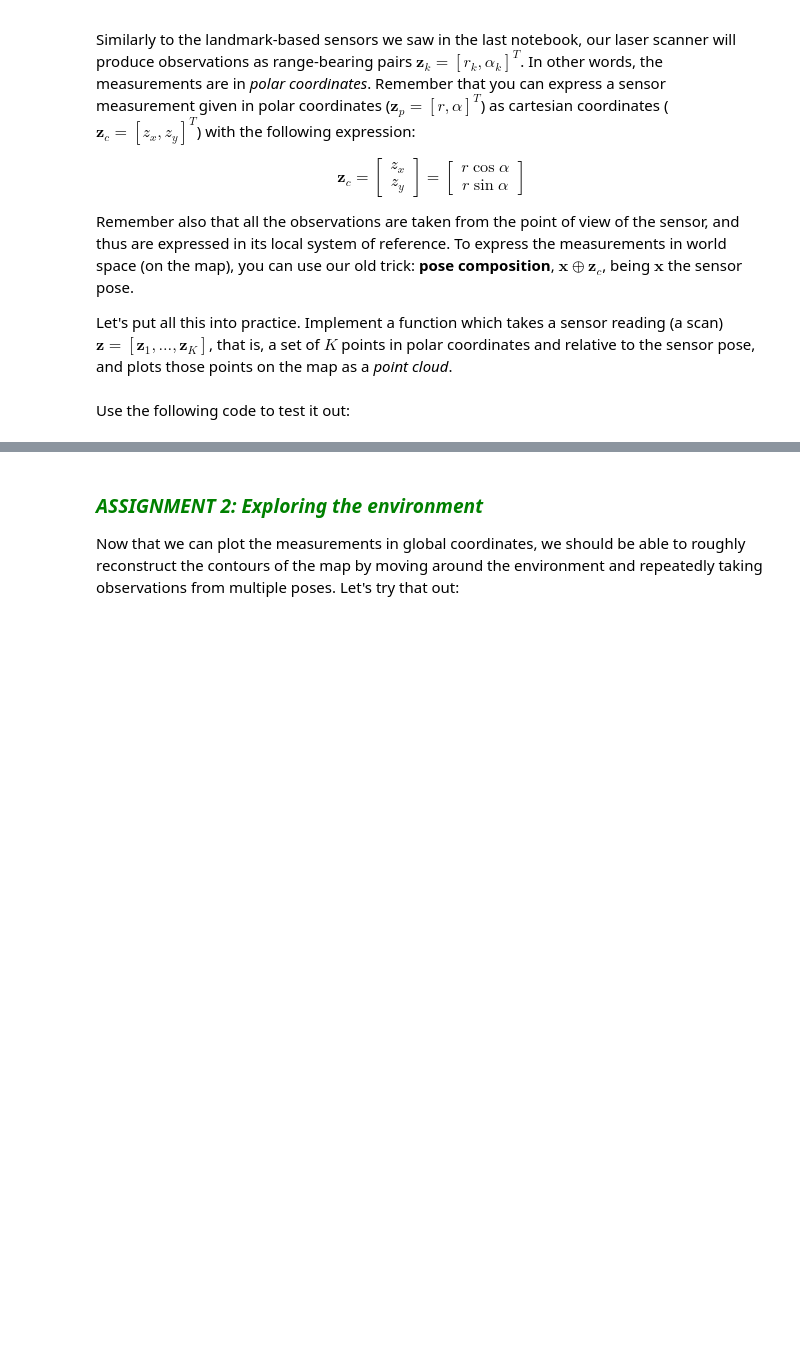
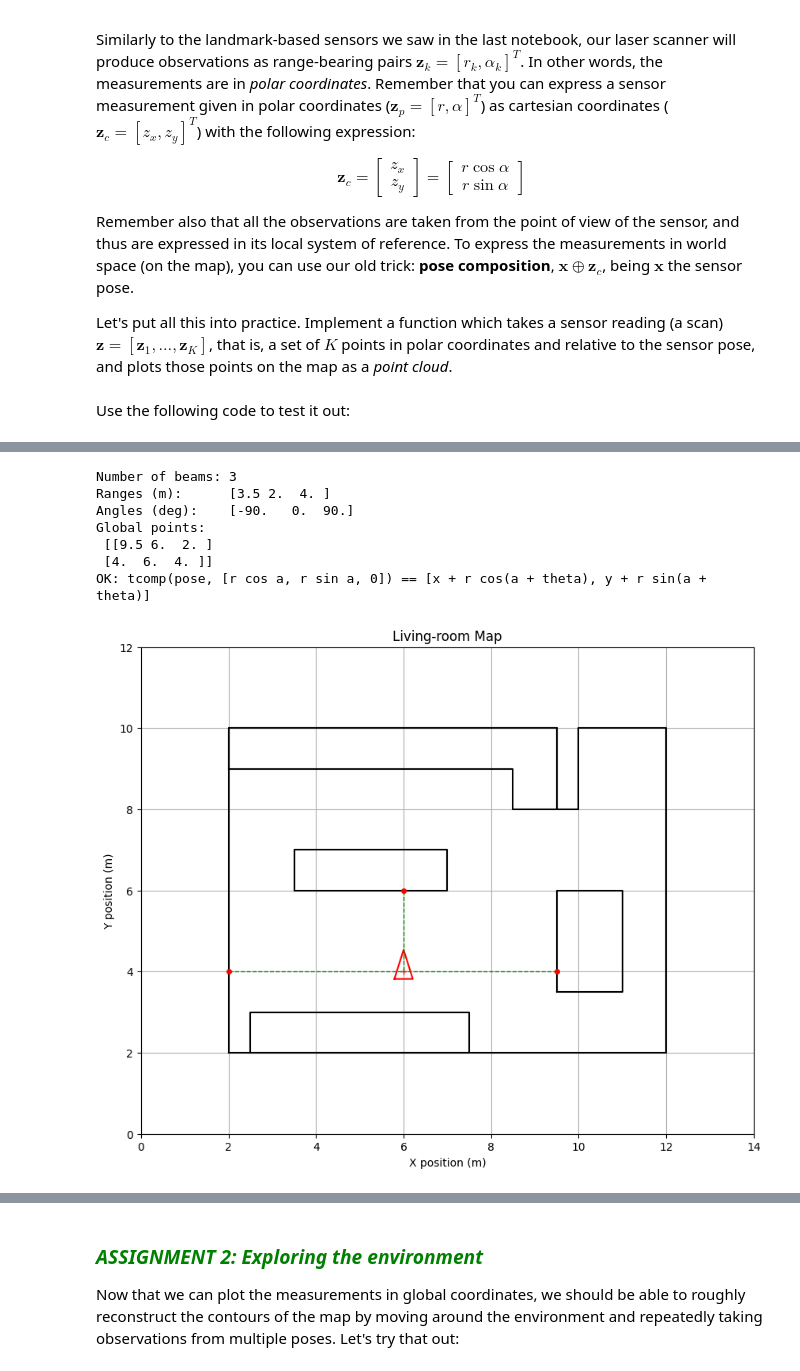
Before and after one commit to jalcausa/Robotica, a Jupyter notebook: Practicas/uma_robotics_2027/Chapter 04.Robot sensing/4.2 Laser Scanner.ipynb, the cells around one changed output, grey strips where cells are left out. Saved outputs shown, nothing was run; the diff lists cells and outputs as text; code cells hidden in the pictures; blank space fills up the shorter version.

```diff
--- a/Practicas/uma_robotics_2027/Chapter 04.Robot sensing/4.2 Laser Scanner.ipynb
+++ b/Practicas/uma_robotics_2027/Chapter 04.Robot sensing/4.2 Laser Scanner.ipynb
@@ -193,0 +217,34 @@ Expected output:
+# %%
+check_pose = np.vstack([6, 4, np.pi/2])
+check_laser = Laser2D(np.pi, np.pi/2, 10, np.diag([0, 0]), check_pose)
+z_check = check_laser.take_observation(virtual_map)
+print('Number of beams:', z_check.shape[1])
+print('Ranges (m):     ', z_check[0].round(3))
+print('Angles (deg):   ', np.degrees(z_check[1]).round(1))
+
+points = np.hstack([tcomp(check_pose, np.vstack([r*np.cos(a), r*np.sin(a), 0]))[:2] for r, a in z_check.T])
+print('Global points:\n', points.round(3))
+assert np.allclose(z_check[0], [3.5, 2, 4])
+assert np.allclose(points, [[9.5, 6, 2], [4, 6, 4]])
+
+# tcomp gives the same result as the direct formula (used by Laser2D.draw_observation) for any reading
+rng = np.random.default_rng(0)
+z_rand = np.vstack([rng.uniform(0, 10, 50), rng.uniform(-np.pi, np.pi, 50)])
+pose_rand = np.vstack([1.0, -2.0, 2.5])
+direct = np.vstack([pose_rand[0] + z_rand[0]*np.cos(z_rand[1] + pose_rand[2]),
+                    pose_rand[1] + z_rand[0]*np.sin(z_rand[1] + pose_rand[2])])
+composed = np.hstack([tcomp(pose_rand, np.vstack([r*np.cos(a), r*np.sin(a), 0]))[:2] for r, a in z_rand.T])
+assert np.allclose(direct, composed)
+print('OK: tcomp(pose, [r cos a, r sin a, 0]) == [x + r cos(a + theta), y + r sin(a + theta)]')
+
+fig, ax = plot_virtual_map(virtual_map)
+run_laser_and_plot(check_laser, check_pose, fig, ax);
+# %% [output]
+Number of beams: 3
+Ranges (m):      [3.5 2.  4. ]
+Angles (deg):    [-90.   0.  90.]
+Global points:
+ [[9.5 6.  2. ]
+ [4.  6.  4. ]]
+OK: tcomp(pose, [r cos a, r sin a, 0]) == [x + r cos(a + theta), y + r sin(a + theta)]
+[figure, added]
```
Also changed, not shown: parts of 13 cells of this notebook, 12 other files.
